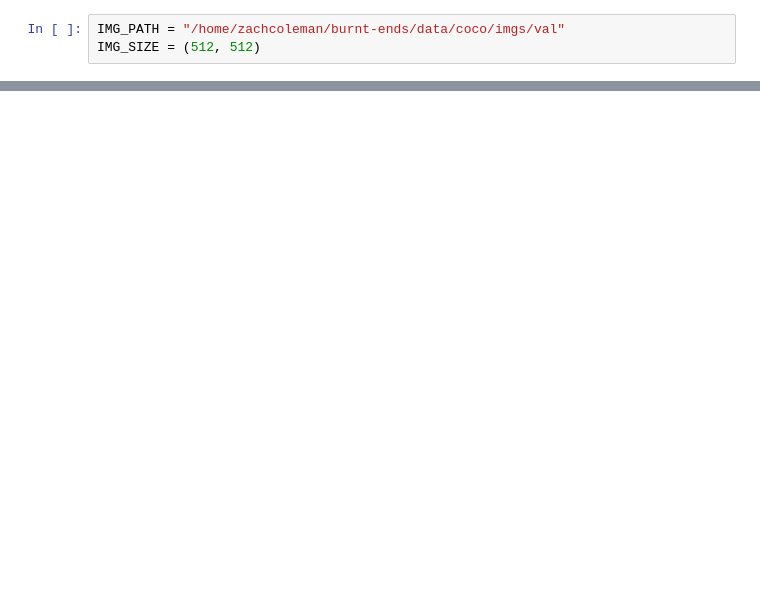
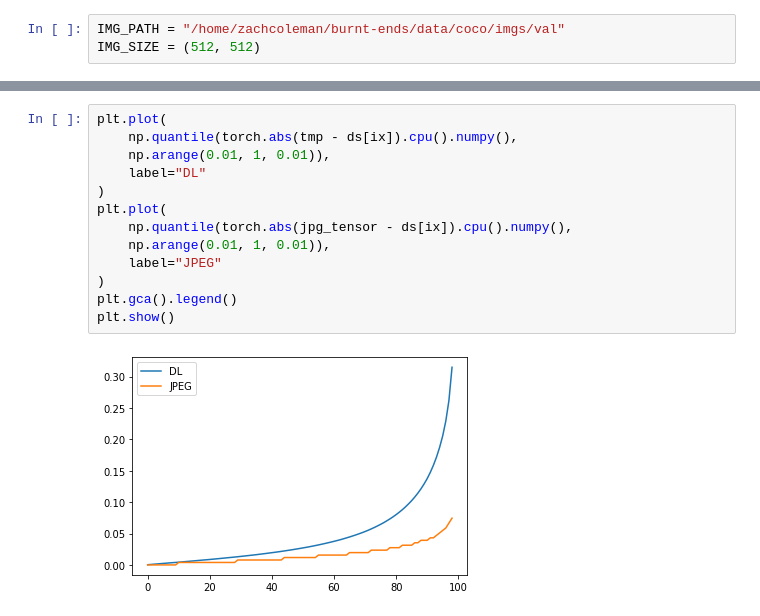
Before and after one commit to zachcoleman/burnt-ends, a Jupyter notebook: notebooks/image_compression.ipynb, the cells around one changed output, grey strips where cells are left out. Cells and saved outputs as stored; diff of their text form; blank space fills up the shorter version.

```diff
--- a/notebooks/image_compression.ipynb
+++ b/notebooks/image_compression.ipynb
@@ -110,0 +176,15 @@ Clipping input data to the valid range for imshow with RGB data ([0..1] for floa
+# %%
+plt.plot(
+    np.quantile(torch.abs(tmp - ds[ix]).cpu().numpy(),
+    np.arange(0.01, 1, 0.01)),
+    label="DL"
+)
+plt.plot(
+    np.quantile(torch.abs(jpg_tensor - ds[ix]).cpu().numpy(),
+    np.arange(0.01, 1, 0.01)),
+    label="JPEG"
+)
+plt.gca().legend()
+plt.show()
+# %% [output]
+[figure, added]
```
Also changed, not shown: parts of 13 cells of this notebook.
